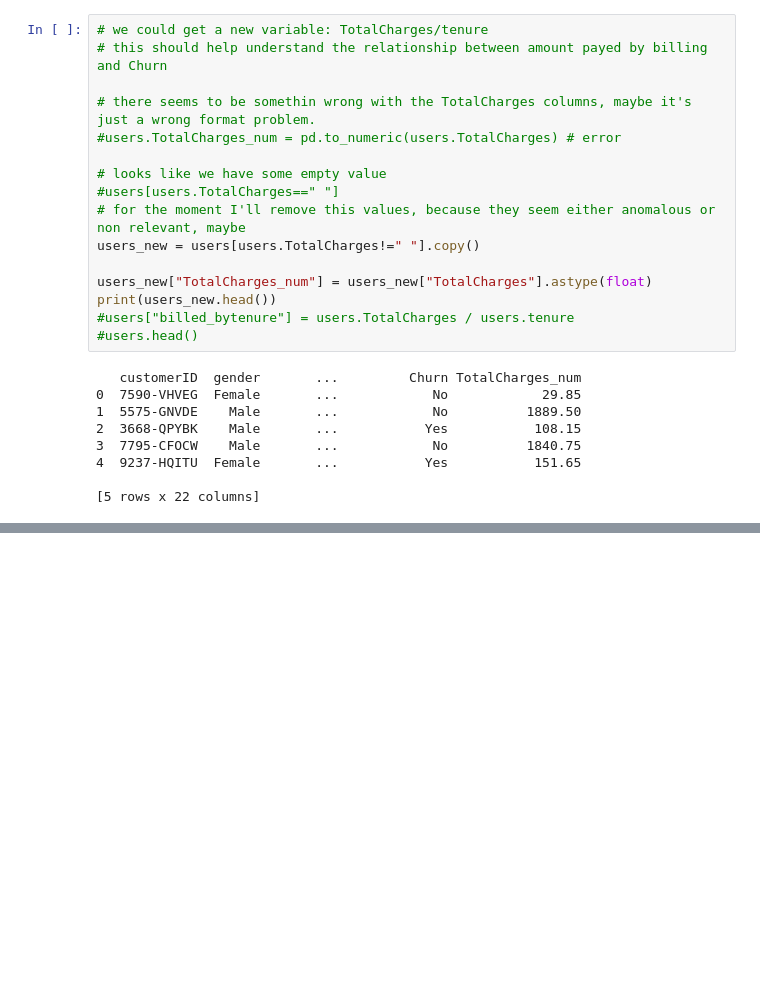
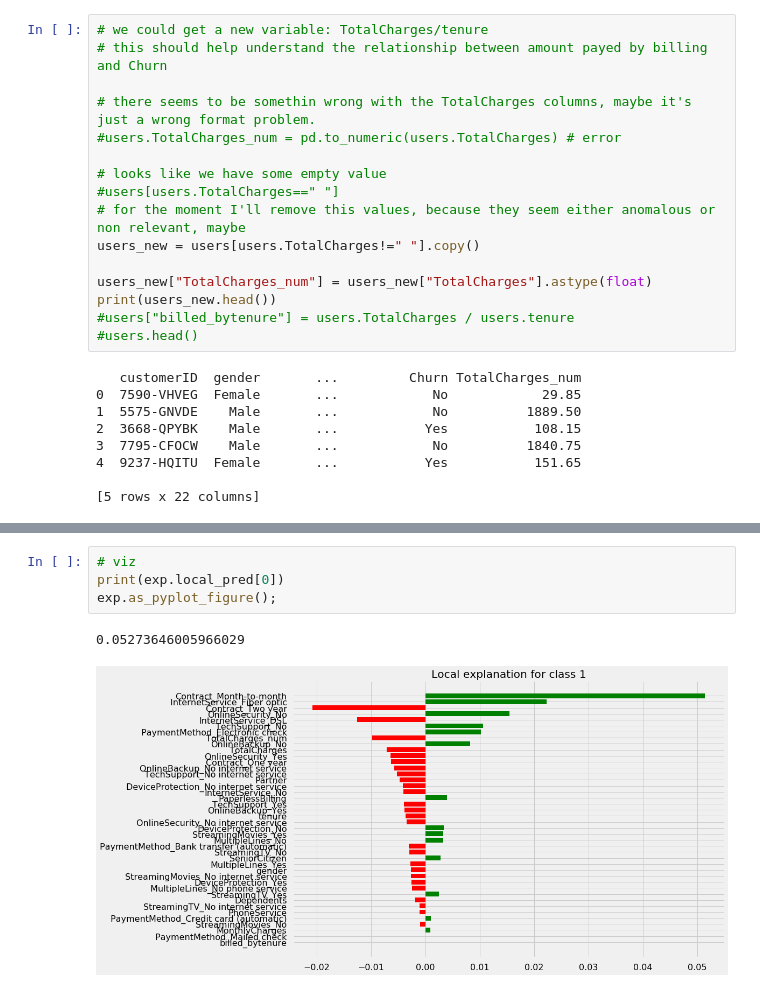
Before and after one commit to rlavelli/python_notebooks, a Jupyter notebook: telco_churn_kaggle.ipynb, the cells around one changed output, grey strips where cells are left out. Drawn from its saved outputs; the diff is of its cells as text; blank space fills up the shorter version.

```diff
--- a/telco_churn_kaggle.ipynb
+++ b/telco_churn_kaggle.ipynb
@@ -233,0 +314,7 @@ py.iplot(fig)
+# %%
+# viz
+print(exp.local_pred[0])
+exp.as_pyplot_figure();
+# %% [output]
+0.05273646005966029
+[figure, added]
```
Also changed, not shown: parts of 10 cells of this notebook.
